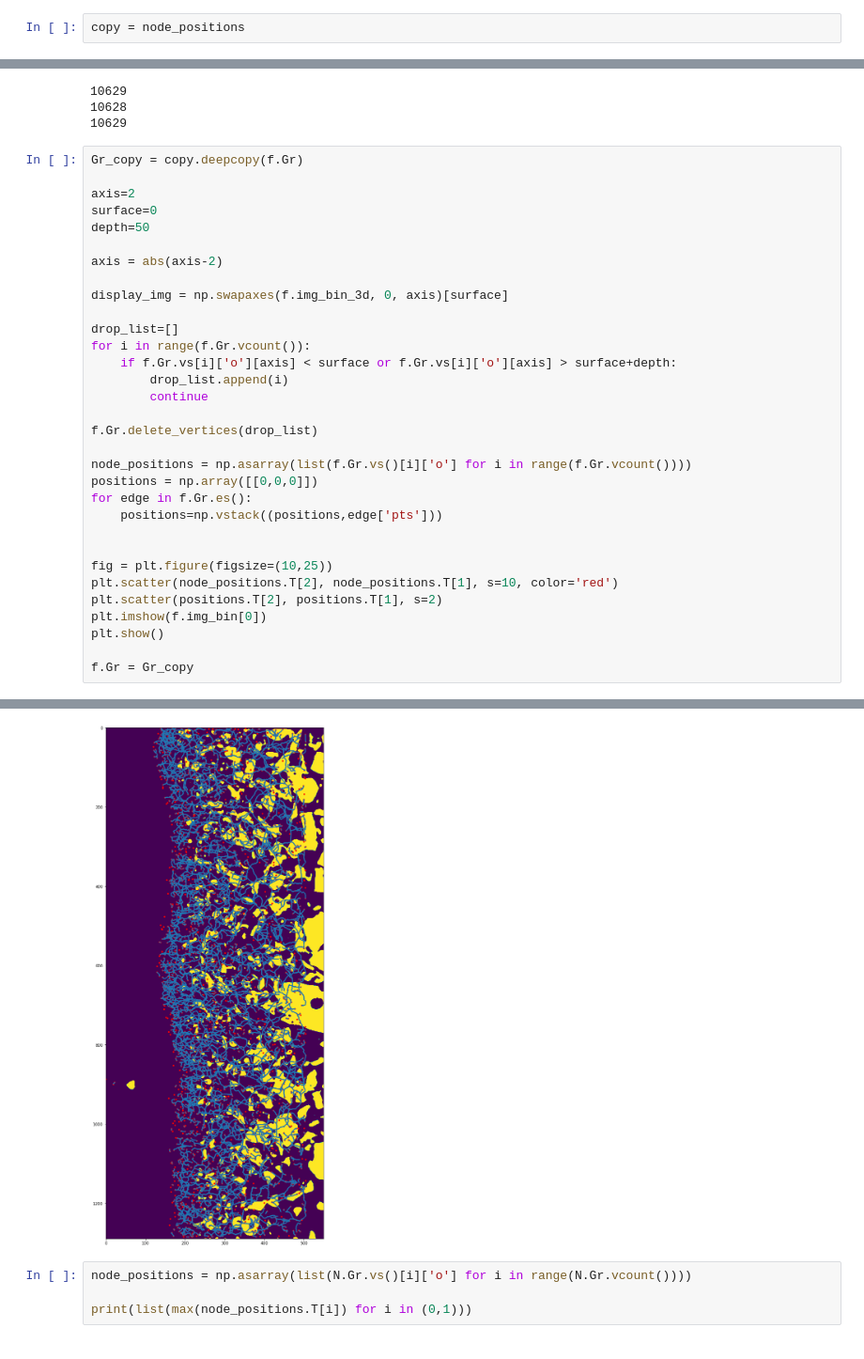
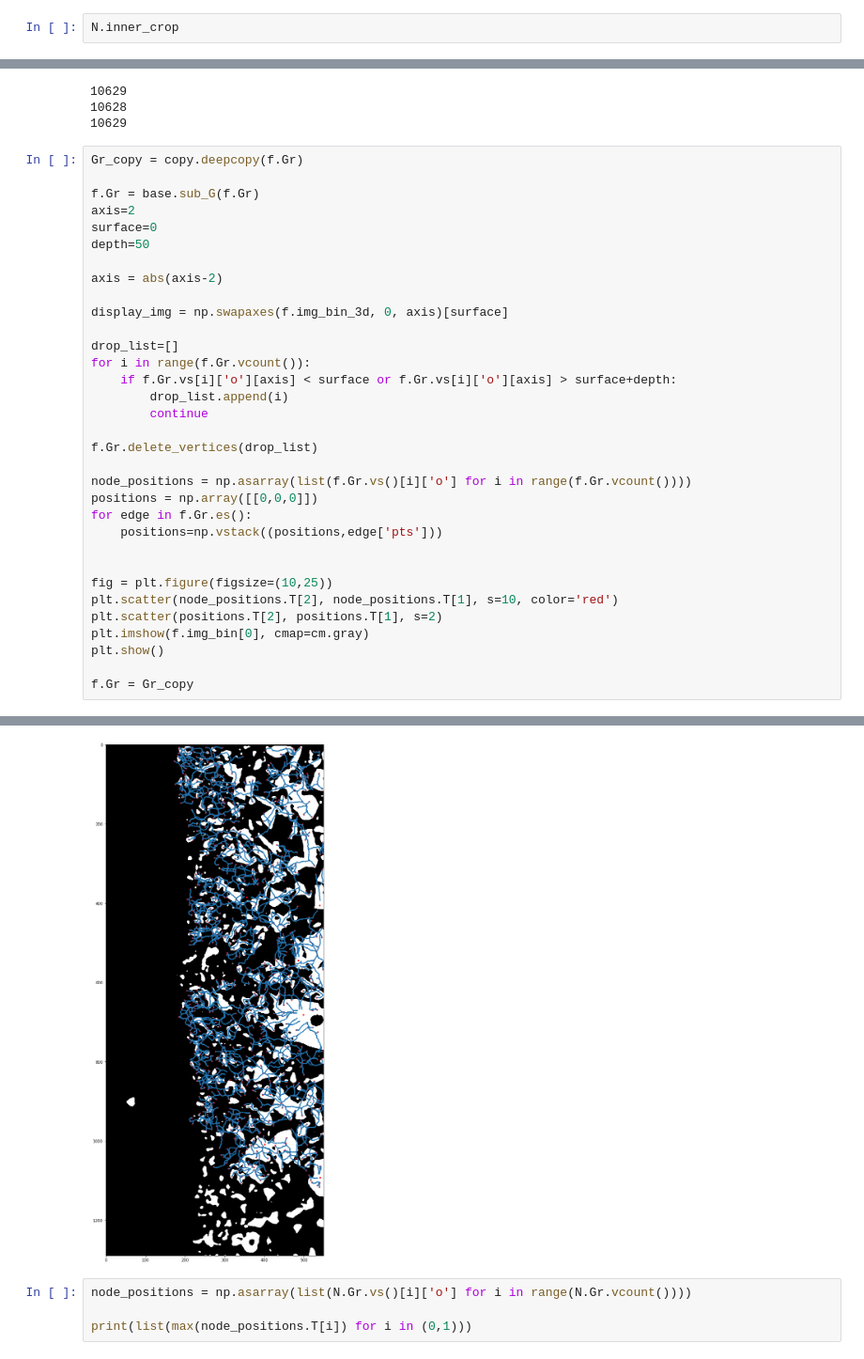
Before and after one commit to compass-stc/StructuralGT, a Jupyter notebook: StructuralGT/GraphObjects.ipynb, the cells around one changed output, grey strips where cells are left out. Shown at 94% size. Saved outputs shown, nothing was run; the diff lists cells and outputs as text.

```diff
--- a/StructuralGT/GraphObjects.ipynb
+++ b/StructuralGT/GraphObjects.ipynb
@@ -831,2 +794,2 @@ array([212., 212.])
 # %%
-copy = node_positions
+N.inner_crop
@@ -923,6 +888,7 @@ print(f.Gr.vcount())
 # %%
 Gr_copy = copy.deepcopy(f.Gr)
 
+f.Gr = base.sub_G(f.Gr)
 axis=2
 surface=0
 depth=50
@@ -948,7 +914,7 @@ for edge in f.Gr.es():
 fig = plt.figure(figsize=(10,25))
 plt.scatter(node_positions.T[2], node_positions.T[1], s=10, color='red')
 plt.scatter(positions.T[2], positions.T[1], s=2)
-plt.imshow(f.img_bin[0])
+plt.imshow(f.img_bin[0], cmap=cm.gray)
 plt.show()
 
 f.Gr = Gr_copy
@@ -956,4 +924,4 @@ f.Gr = Gr_copy
-[figure, old version]
+[figure, new version]
 # %%
 node_positions = np.asarray(list(N.Gr.vs()[i]['o'] for i in range(N.Gr.vcount())))
 
```
Also changed, not shown: parts of 8 cells of this notebook.
